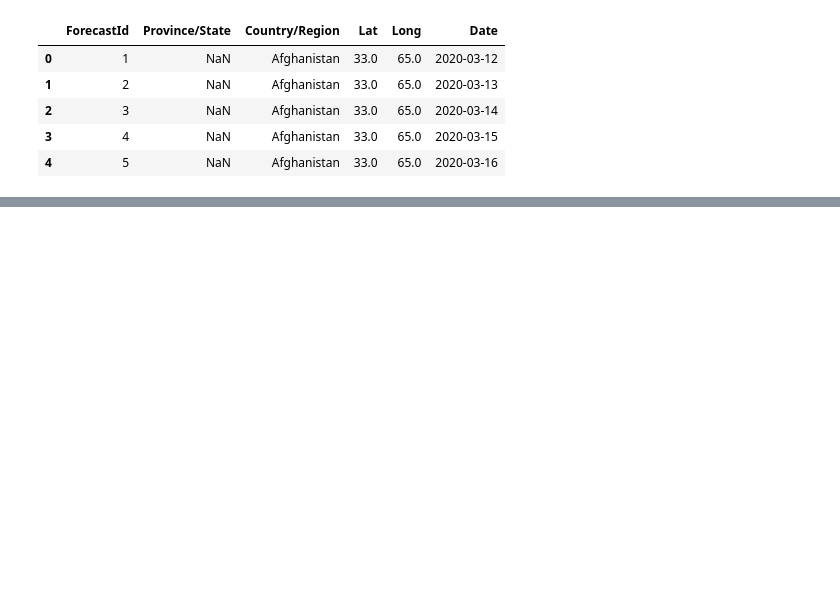
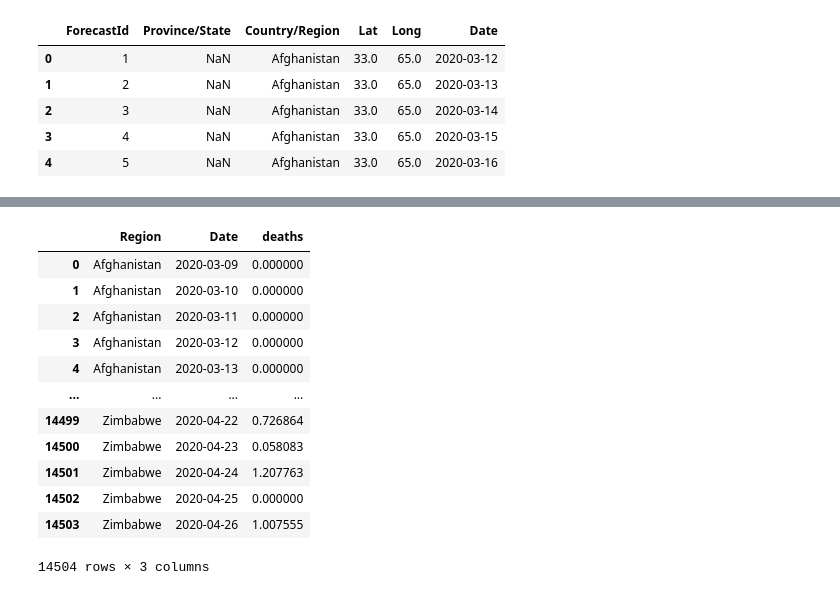
Before and after one commit to minggnim/covid-19-kaggle, a Jupyter notebook: multivariate_timeseries_rnn.ipynb, the cells around one changed output, grey strips where cells are left out. Drawn from its saved outputs; the diff is of its cells as text; code cells hidden in the pictures; blank space fills up the shorter version.

```diff
--- a/multivariate_timeseries_rnn.ipynb
+++ b/multivariate_timeseries_rnn.ipynb
@@ -246,0 +279,17 @@ for x, y in test_data_multi.shuffle(1000).take(3):
+# %%
+df_pred.loc[df_pred['deaths']<0, 'deaths'] = 0
+df_pred['deaths'] = df_pred['deaths'] * (data_max['deaths'] - data_min['deaths']) + data_min['deaths']
+# %% [output]
+|  | Region | Date | deaths |
+| 0 | Afghanistan | 2020-03-09 | 0.000000 |
+| 1 | Afghanistan | 2020-03-10 | 0.000000 |
+| 2 | Afghanistan | 2020-03-11 | 0.000000 |
+| 3 | Afghanistan | 2020-03-12 | 0.000000 |
+| 4 | Afghanistan | 2020-03-13 | 0.000000 |
+| ... | ... | ... | ... |
+| 14499 | Zimbabwe | 2020-04-22 | 0.726864 |
+| 14500 | Zimbabwe | 2020-04-23 | 0.058083 |
+| 14501 | Zimbabwe | 2020-04-24 | 1.207763 |
+| 14502 | Zimbabwe | 2020-04-25 | 0.000000 |
+| 14503 | Zimbabwe | 2020-04-26 | 1.007555 |
+14504 rows × 3 columns
```
Also changed, not shown: parts of 36 cells of this notebook, 1 other file.
